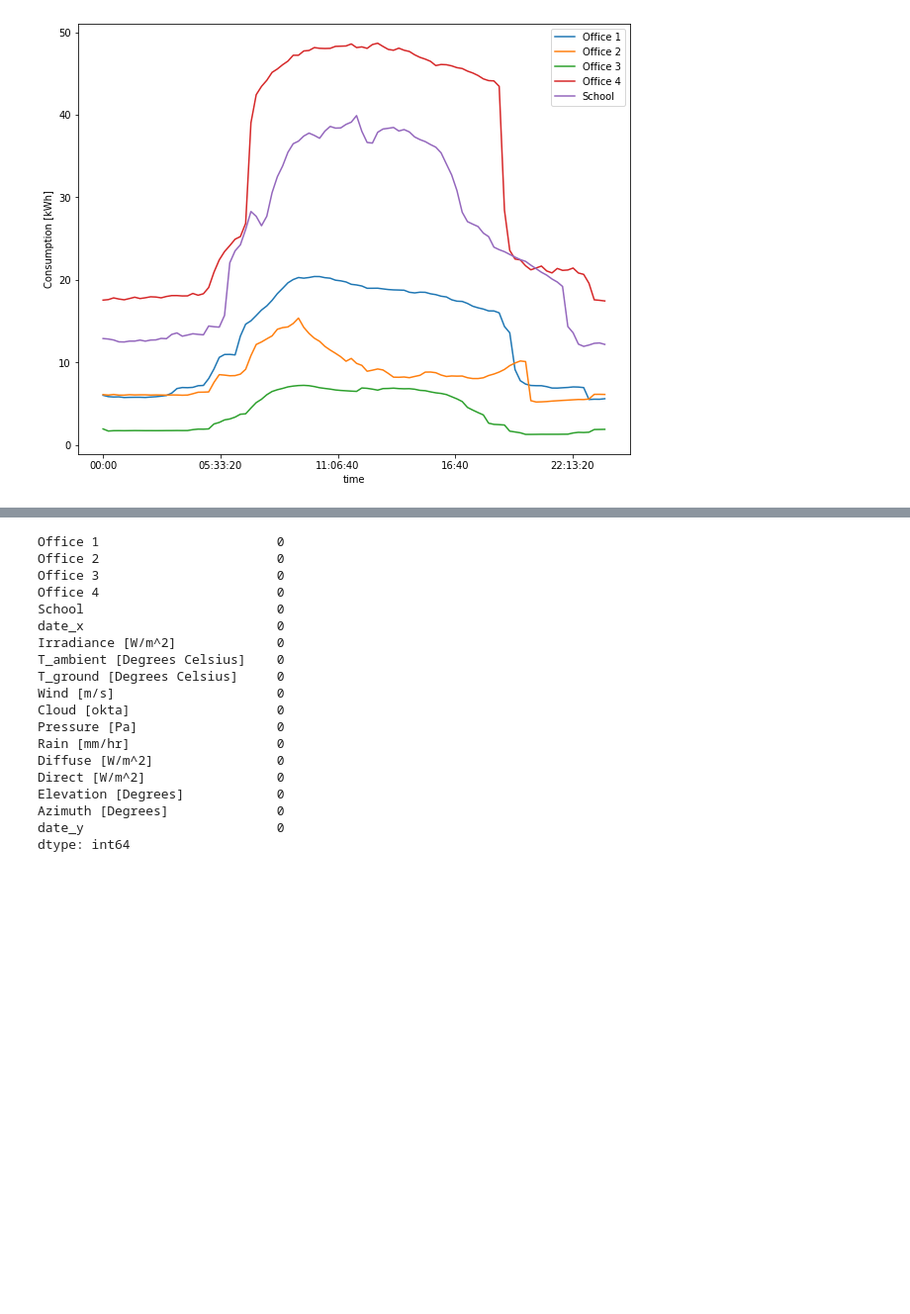
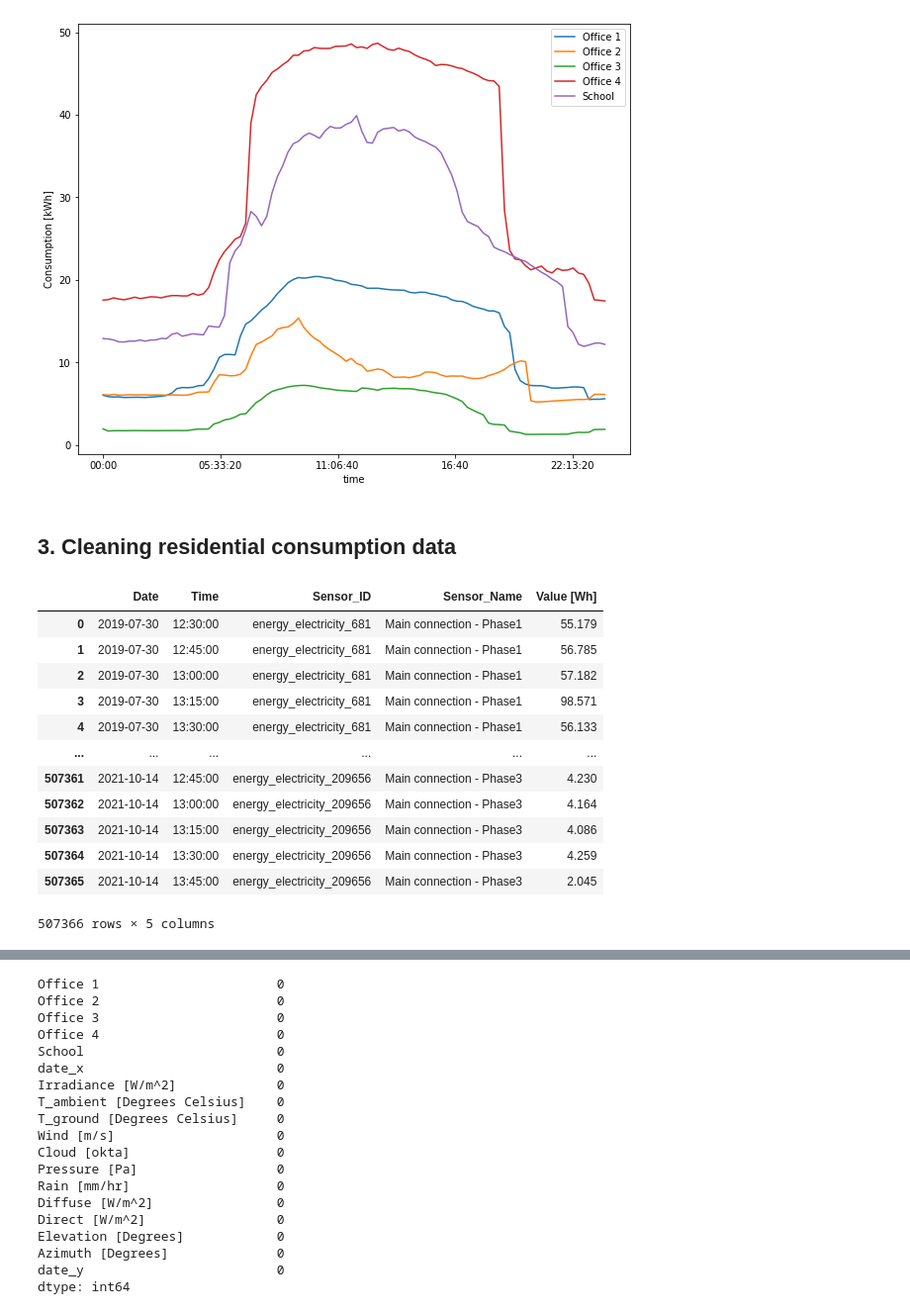
Before and after one commit to SoniAnmol/Modelling-Dutch-Energy-Communities, a Jupyter notebook: data/data_cleaning.ipynb, the cells around one changed output, grey strips where cells are left out. Shown: that part at 99% size. Cells and saved outputs as stored; diff of their text form; code cells hidden in the pictures; blank space fills up the shorter version.

```diff
--- a/data/data_cleaning.ipynb
+++ b/data/data_cleaning.ipynb
@@ -182,3 +182,5 @@ Text(0, 0.5, 'Consumption [kWh]')
 [figure]
 # %%
 df_non_commercial = df.copy()
+# %% [markdown]
+## 3. Cleaning residential consumption data
@@ -184,0 +192,16 @@ df_non_commercial = df.copy()
+# %%
+hh1
+# %% [output]
+|  | Date | Time | Sensor_ID | Sensor_Name | Value [Wh] |
+| 0 | 2019-07-30 | 12:30:00 | energy_electricity_681 | Main connection - Phase1 | 55.179 |
+| 1 | 2019-07-30 | 12:45:00 | energy_electricity_681 | Main connection - Phase1 | 56.785 |
+| 2 | 2019-07-30 | 13:00:00 | energy_electricity_681 | Main connection - Phase1 | 57.182 |
+| 3 | 2019-07-30 | 13:15:00 | energy_electricity_681 | Main connection - Phase1 | 98.571 |
+| 4 | 2019-07-30 | 13:30:00 | energy_electricity_681 | Main connection - Phase1 | 56.133 |
+| ... | ... | ... | ... | ... | ... |
+| 507361 | 2021-10-14 | 12:45:00 | energy_electricity_209656 | Main connection - Phase3 | 4.230 |
+| 507362 | 2021-10-14 | 13:00:00 | energy_electricity_209656 | Main connection - Phase3 | 4.164 |
+| 507363 | 2021-10-14 | 13:15:00 | energy_electricity_209656 | Main connection - Phase3 | 4.086 |
+| 507364 | 2021-10-14 | 13:30:00 | energy_electricity_209656 | Main connection - Phase3 | 4.259 |
+| 507365 | 2021-10-14 | 13:45:00 | energy_electricity_209656 | Main connection - Phase3 | 2.045 |
+507366 rows × 5 columns
```
Also changed, not shown: parts of 8 cells of this notebook, 1 other file.
